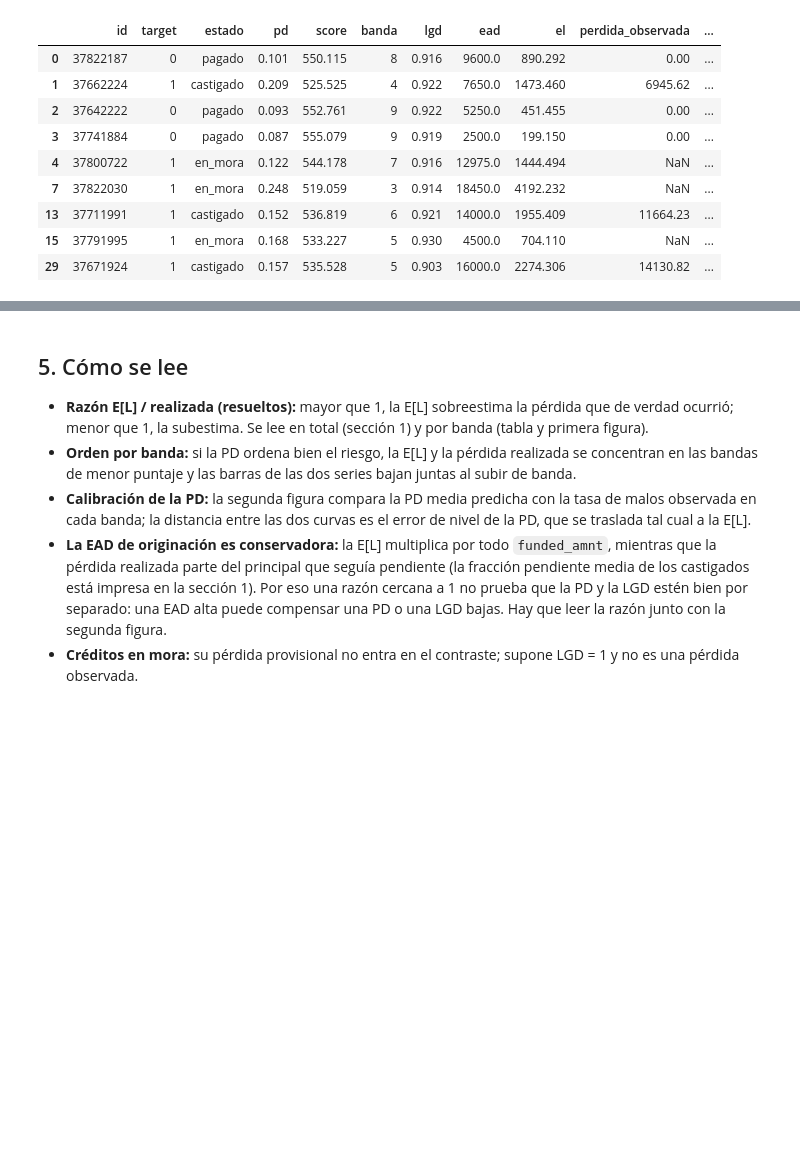
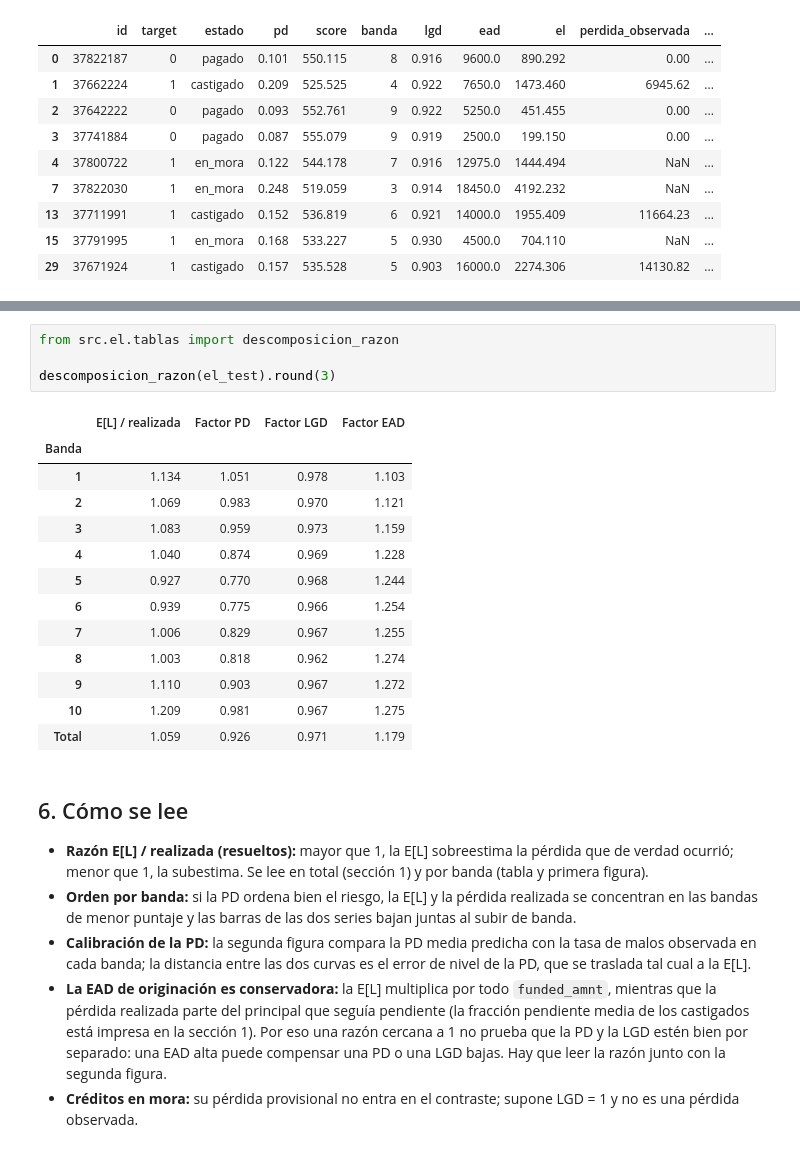
Before and after one commit to danielgonzalez2709/Trabajo2_Redes_Neuronales, a Jupyter notebook: notebooks/05_perdida_esperada.ipynb, the cells around one changed output, grey strips where cells are left out. Drawn from its saved outputs; the diff is of its cells as text; blank space fills up the shorter version.

```diff
--- a/notebooks/05_perdida_esperada.ipynb
+++ b/notebooks/05_perdida_esperada.ipynb
@@ -166,5 +170,23 @@ el_test.groupby("estado").head(FILAS_POR_ESTADO)[COLUMNAS].round(3)
+# %%
+from src.el.tablas import descomposicion_razon
+
+descomposicion_razon(el_test).round(3)
+# %% [output]
+|  | E[L] / realizada | Factor PD | Factor LGD | Factor EAD |
+| Banda |  |  |  |  |
+| 1 | 1.134 | 1.051 | 0.978 | 1.103 |
+| 2 | 1.069 | 0.983 | 0.970 | 1.121 |
+| 3 | 1.083 | 0.959 | 0.973 | 1.159 |
+| 4 | 1.040 | 0.874 | 0.969 | 1.228 |
+| 5 | 0.927 | 0.770 | 0.968 | 1.244 |
+| 6 | 0.939 | 0.775 | 0.966 | 1.254 |
+| 7 | 1.006 | 0.829 | 0.967 | 1.255 |
+| 8 | 1.003 | 0.818 | 0.962 | 1.274 |
+| 9 | 1.110 | 0.903 | 0.967 | 1.272 |
+| 10 | 1.209 | 0.981 | 0.967 | 1.275 |
+| Total | 1.059 | 0.926 | 0.971 | 1.179 |
 # %% [markdown]
-## 5. Cómo se lee
+## 6. Cómo se lee
 
 - **Razón E[L] / realizada (resueltos):** mayor que 1, la E[L] sobreestima la pérdida que de verdad ocurrió; menor
   que 1, la subestima. Se lee en total (sección 1) y por banda (tabla y primera figura).
```
Also changed, not shown: parts of 1 cell of this notebook, 3 other files.
